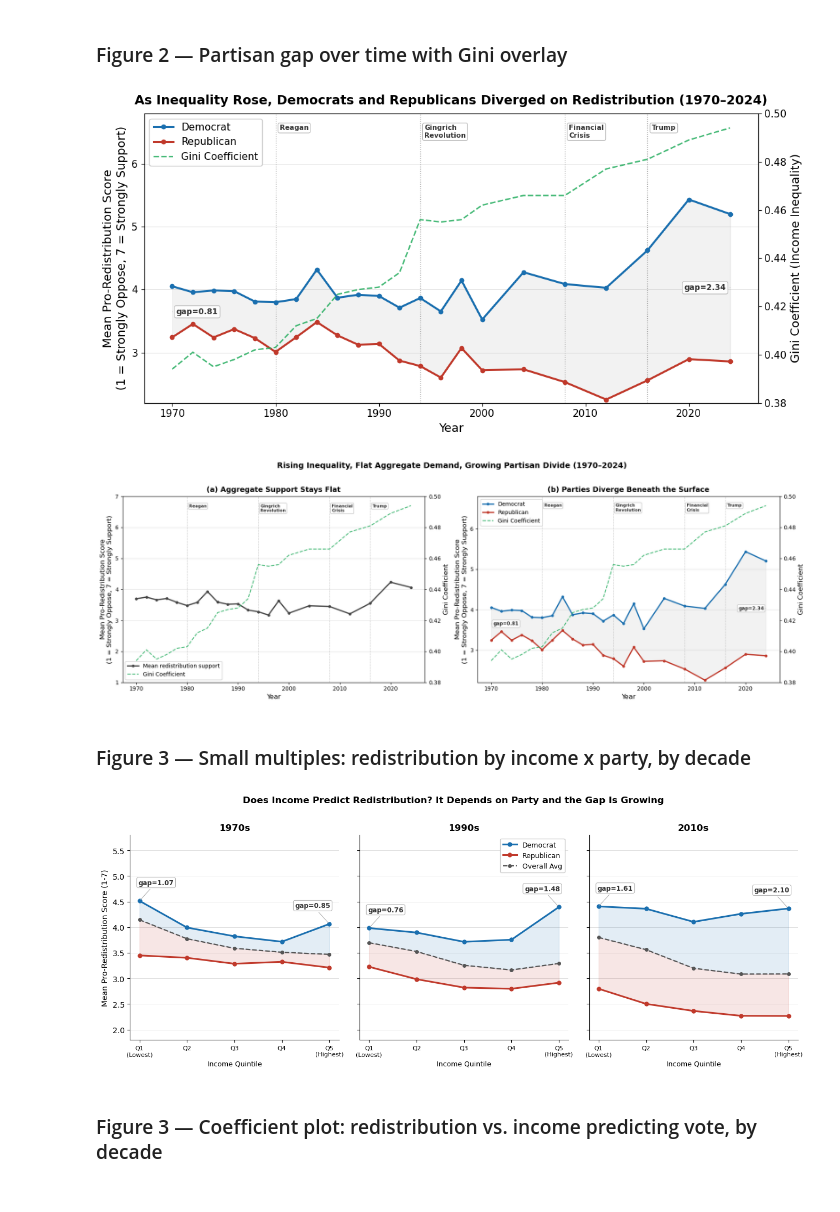
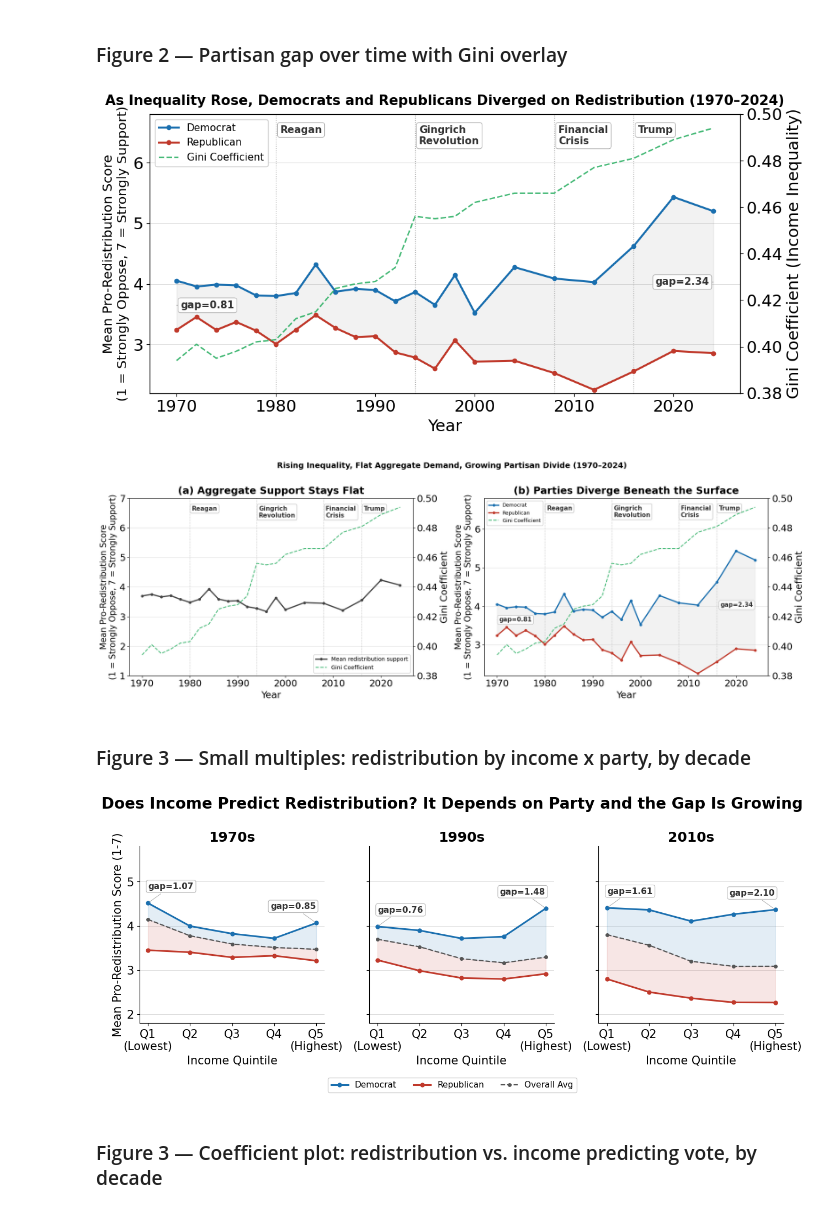
Before and after one commit to nnjaa2027/qss20-inequality-redistribution, a Jupyter notebook: code/03_visualize.ipynb, the cells around one changed output. Saved outputs shown, nothing was run; the diff lists cells and outputs as text; code cells hidden in the pictures.

Commit message:
Improved Graph Readability

```diff
--- a/code/03_visualize.ipynb
+++ b/code/03_visualize.ipynb
@@ -23,11 +23,11 @@ def decade(y):
 
 # shared style for event annotation text boxes
 LABEL_BOX = dict(boxstyle='round,pad=0.25', facecolor='white', edgecolor='#aaaaaa', linewidth=0.7, alpha=0.92)
-LABEL_KW  = dict(fontsize=7.5, fontweight='bold', color='#333333', bbox=LABEL_BOX, va='top')
+LABEL_KW  = dict(fontsize=11, fontweight='bold', color='#333333', bbox=LABEL_BOX, va='top')
 
 # shared style for data annotation boxes (gap labels etc.)
 DATA_BOX = dict(boxstyle='round,pad=0.25', facecolor='white', edgecolor='#aaaaaa', linewidth=0.7, alpha=0.92)
-DATA_KW  = dict(fontsize=8.5, fontweight='bold', color='#333333', bbox=DATA_BOX)
+DATA_KW  = dict(fontsize=11, fontweight='bold', color='#333333', bbox=DATA_BOX)
 
 events = {1980:'Reagan', 1994:'Gingrich\nRevolution', 2008:'Financial\nCrisis', 2016:'Trump'}
 # %% [output]
@@ -83,18 +83,18 @@ fig, ax1 = plt.subplots(figsize=(11, 5.5))
 ax1.fill_between(ts['year'], ts['Democrat'], ts['Republican'], alpha=0.10, color='#888888')
 ax1.plot(ts['year'], ts['Democrat'],   color='#1a6faf', lw=2.2, marker='o', ms=4.5, label='Democrat')
 ax1.plot(ts['year'], ts['Republican'], color='#c0392b', lw=2.2, marker='o', ms=4.5, label='Republican')
-ax1.set_ylabel("Mean Pro-Redistribution Score\n(1 = Strongly Oppose, 7 = Strongly Support)", fontsize=13)
+ax1.set_ylabel("Mean Pro-Redistribution Score\n(1 = Strongly Oppose, 7 = Strongly Support)", fontsize=14.5)
 ax1.set_ylim(2.2, 6.8)
-ax1.set_xlabel("Year", fontsize=13)
-ax1.tick_params(axis='both', labelsize=11)
+ax1.set_xlabel("Year", fontsize=18)
+ax1.tick_params(axis='both', labelsize=18)
 ax1.yaxis.grid(True, color='#dddddd', lw=0.7, zorder=0)
 ax1.set_axisbelow(True)
 
 ax2 = ax1.twinx()
 ax2.plot(ts['year'], ts['gini'], color='#27ae60', lw=1.6, ls='--', alpha=0.85, label='Gini Coefficient')
-ax2.set_ylabel("Gini Coefficient (Income Inequality)", fontsize=13)
+ax2.set_ylabel("Gini Coefficient (Income Inequality)", fontsize=18)
 ax2.set_ylim(0.38, 0.50)
-ax2.tick_params(axis='y', labelsize=11)
+ax2.tick_params(axis='y', labelsize=18)
 
 for yr, label in events.items():
     ax1.axvline(yr, color='#aaaaaa', lw=0.9, ls=':', zorder=1)
@@ -116,12 +116,12 @@ lines2, labels2 = ax2.get_legend_handles_labels()
 ax1.legend(lines1 + lines2, labels1 + labels2, loc='upper left', fontsize=11,
            framealpha=0.95, edgecolor='#cccccc')
 ax1.set_title("As Inequality Rose, Democrats and Republicans Diverged on Redistribution (1970–2024)",
-              fontsize=14, fontweight='bold', pad=10)
+              fontsize=15, fontweight='bold', pad=10)
 plt.tight_layout()
 plt.savefig("../output/viz2_gini_overlay.png", dpi=150, bbox_inches='tight')
 plt.show()
 # %% [output]
-[figure, old version]
+[figure, new version]
 # %%
 # side-by-side combined figure for the paper
 fig, (ax_l, ax_r) = plt.subplots(1, 2, figsize=(18, 6))
@@ -132,11 +132,11 @@ ax_l.plot(agg['year'], agg['redist'], color='#444444', lw=2.2, marker='o', ms=4,
 ax2_l.plot(agg['year'], agg['gini'], color='#27ae60', lw=1.6, ls='--', alpha=0.85, label='Gini Coefficient')
 ax_l.set_ylim(1, 7)
 ax2_l.set_ylim(0.38, 0.50)
-ax_l.set_ylabel("Mean Pro-Redistribution Score\n(1 = Strongly Oppose, 7 = Strongly Support)", fontsize=12)
-ax2_l.set_ylabel("Gini Coefficient", fontsize=12)
-ax_l.set_xlabel("Year", fontsize=12)
-ax_l.tick_params(axis='both', labelsize=10)
-ax2_l.tick_params(axis='y', labelsize=10)
+ax_l.set_ylabel("Mean Pro-Redistribution Score\n(1 = Strongly Oppose, 7 = Strongly Support)", fontsize=15)
+ax2_l.set_ylabel("Gini Coefficient", fontsize=17)
+ax_l.set_xlabel("Year", fontsize=17)
+ax_l.tick_params(axis='both', labelsize=17)
+ax2_l.tick_params(axis='y', labelsize=17)
 ax_l.yaxis.grid(True, color='#dddddd', lw=0.7, zorder=0)
 ax_l.set_axisbelow(True)
 for yr, label in events.items():
@@ -144,8 +144,8 @@ for yr, label in events.items():
     ax_l.text(yr + 0.4, 6.75, label, **LABEL_KW, ha='left')
 lines1, lab1 = ax_l.get_legend_handles_labels()
 lines2, lab2 = ax2_l.get_legend_handles_labels()
-ax_l.legend(lines1+lines2, lab1+lab2, loc='lower left', fontsize=10, framealpha=0.95, edgecolor='#cccccc')
-ax_l.set_title("(a) Aggregate Support Stays Flat", fontsize=13, fontweight='bold', pad=8)
+ax_l.legend(lines1+lines2, lab1+lab2, loc='lower right', fontsize=10, framealpha=0.95, edgecolor='#cccccc')
+ax_l.set_title("(a) Aggregate Support Stays Flat", fontsize=18, fontweight='bold', pad=8)
 
 # --- right panel: partisan gap ---
 ax2_r = ax_r.twinx()
@@ -155,11 +155,11 @@ ax_r.plot(ts['year'], ts['Republican'], color='#c0392b', lw=2.2, marker='o', ms=
 ax2_r.plot(ts['year'], ts['gini'], color='#27ae60', lw=1.6, ls='--', alpha=0.85, label='Gini Coefficient')
 ax_r.set_ylim(2.2, 6.8)
 ax2_r.set_ylim(0.38, 0.50)
-ax_r.set_ylabel("Mean Pro-Redistribution Score\n(1 = Strongly Oppose, 7 = Strongly Support)", fontsize=12)
-ax2_r.set_ylabel("Gini Coefficient", fontsize=12)
-ax_r.set_xlabel("Year", fontsize=12)
-ax_r.tick_params(axis='both', labelsize=10)
-ax2_r.tick_params(axis='y', labelsize=10)
+ax_r.set_ylabel("Mean Pro-Redistribution Score\n(1 = Strongly Oppose, 7 = Strongly Support)", fontsize=15)
+ax2_r.set_ylabel("Gini Coefficient", fontsize=17)
+ax_r.set_xlabel("Year", fontsize=17)
+ax_r.tick_params(axis='both', labelsize=17)
+ax2_r.tick_params(axis='y', labelsize=17)
 ax_r.yaxis.grid(True, color='#dddddd', lw=0.7, zorder=0)
 ax_r.set_axisbelow(True)
 for yr, label in events.items():
@@ -176,8 +176,8 @@ for yr in [ts['year'].iloc[0], ts['year'].iloc[-1]]:
                   arrowprops=dict(arrowstyle='-', color='#aaaaaa', lw=0.7))
 lines1, lab1 = ax_r.get_legend_handles_labels()
 lines2, lab2 = ax2_r.get_legend_handles_labels()
-ax_r.legend(lines1+lines2, lab1+lab2, loc='upper left', fontsize=10, framealpha=0.95, edgecolor='#cccccc')
-ax_r.set_title("(b) Parties Diverge Beneath the Surface", fontsize=13, fontweight='bold', pad=8)
+ax_r.legend(lines1+lines2, lab1+lab2, loc='upper left', fontsize=9, framealpha=0.95, edgecolor='#cccccc')
+ax_r.set_title("(b) Parties Diverge Beneath the Surface", fontsize=18, fontweight='bold', pad=8)
 
 plt.suptitle("Rising Inequality, Flat Aggregate Demand, Growing Partisan Divide (1970–2024)",
              fontsize=14, fontweight='bold', y=1.02)
@@ -185,7 +185,7 @@ plt.tight_layout()
 plt.savefig("../output/viz1_viz2_combined.png", dpi=150, bbox_inches='tight')
 plt.show()
 # %% [output]
-[figure, old version]
+[figure, new version]
 # %% [markdown]
 ### Figure 3 — Small multiples: redistribution by income x party, by decade
 # %%
@@ -205,41 +205,52 @@ for ax, (dlabel, (y0, y1)) in zip(axes, decade_map.items()):
     ax.fill_between(grp_avg.index, grp_dem.values, grp_avg.values, alpha=0.12, color='#1a6faf')
     ax.fill_between(grp_avg.index, grp_avg.values, grp_rep.values, alpha=0.12, color='#c0392b')
 
     ax.plot(grp_dem.index, grp_dem.values, marker='o', color='#1a6faf', label='Democrat', lw=2.2, ms=5)
     ax.plot(grp_rep.index, grp_rep.values, marker='o', color='#c0392b', label='Republican', lw=2.2, ms=5)
     ax.plot(grp_avg.index, grp_avg.values, marker='o', color='#555555', label='Overall Avg', lw=1.6, ms=4, ls='--')
 
     for q in [1, 5]:
         d_val = grp_dem.get(q, float('nan'))
         r_val = grp_rep.get(q, float('nan'))
         if d_val == d_val and r_val == r_val:
             gap = abs(d_val - r_val)
-            x_off = 0.35 if q == 1 else -0.35
+            x_off = 0.55 if q == 1 else -0.55
             ax.annotate(f"gap={gap:.2f}",
                         xy=(q, d_val),
                         xytext=(q + x_off, d_val + 0.32),
                         ha='center', **DATA_KW,
                         arrowprops=dict(arrowstyle='-', color='#aaaaaa', lw=0.7))
 
-    ax.set_title(dlabel, fontsize=12, fontweight='bold')
-    ax.set_xlabel("Income Quintile", fontsize=9)
+    ax.set_title(dlabel, fontsize=18, fontweight='bold')
+    ax.set_xlabel("Income Quintile", fontsize=15)
     ax.set_xticks([1, 2, 3, 4, 5])
-    ax.set_xticklabels(['Q1\n(Lowest)', 'Q2', 'Q3', 'Q4', 'Q5\n(Highest)'], fontsize=8)
+    ax.set_xticklabels(['Q1\n(Lowest)', 'Q2', 'Q3', 'Q4', 'Q5\n(Highest)'], fontsize=15)
     ax.set_ylim(1.8, 5.8)
     ax.yaxis.grid(True, color='#dddddd', lw=0.7, zorder=0)
     ax.set_axisbelow(True)
+    axes[0].tick_params(axis='y', labelsize=15)
     for spine in ['top', 'right']:
         ax.spines[spine].set_visible(False)
 
-axes[0].set_ylabel("Mean Pro-Redistribution Score (1-7)", fontsize=10)
-axes[1].legend(loc='upper right', fontsize=9, framealpha=0.95, edgecolor='#cccccc')
+axes[0].set_ylabel("Mean Pro-Redistribution Score (1-7)", fontsize=15)
+handles, labels = axes[0].get_legend_handles_labels()
+fig.legend(
+    handles,
+    labels,
+    loc='lower center',
+    bbox_to_anchor=(0.5, -0.08),  # Positions it right below the graphs
+    ncol=3,                        # Forces the 3 items to sit horizontally side-by-side
+    fontsize=11,
+    framealpha=0.95,
+    edgecolor='#cccccc'
+)
 fig.suptitle("Does Income Predict Redistribution? It Depends on Party and the Gap Is Growing",
-             fontsize=12, fontweight='bold', y=1.01)
+             fontsize=20, fontweight='bold', y=1.01)
 plt.tight_layout()
 plt.savefig("../output/viz3_small_multiples.png", dpi=150, bbox_inches='tight')
 plt.show()
 # %% [output]
-[figure, old version]
+[figure, new version]
 # %% [markdown]
 ### Figure 3 — Coefficient plot: redistribution vs. income predicting vote, by decade
 # %%
```
Also changed, not shown: parts of 2 cells of this notebook, 5 other files.
